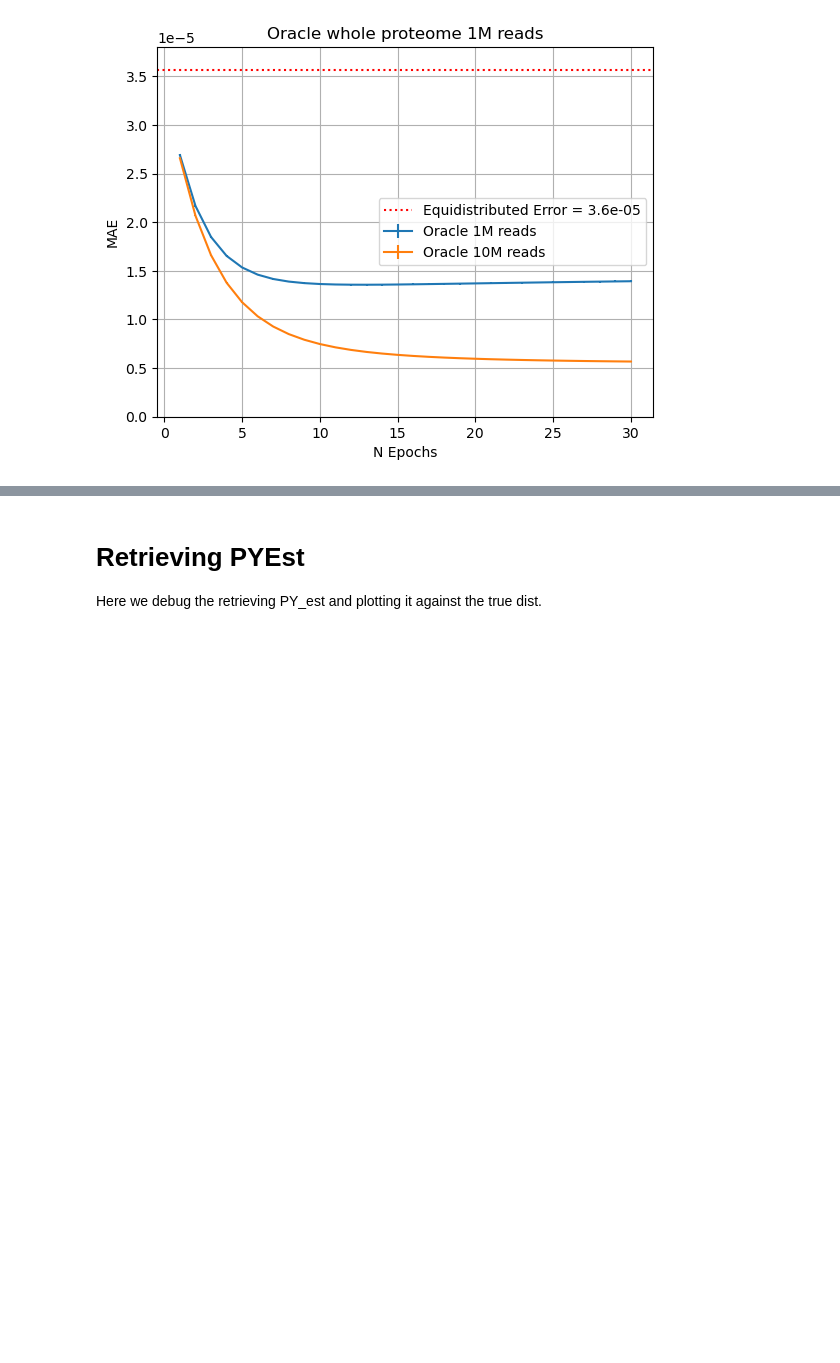
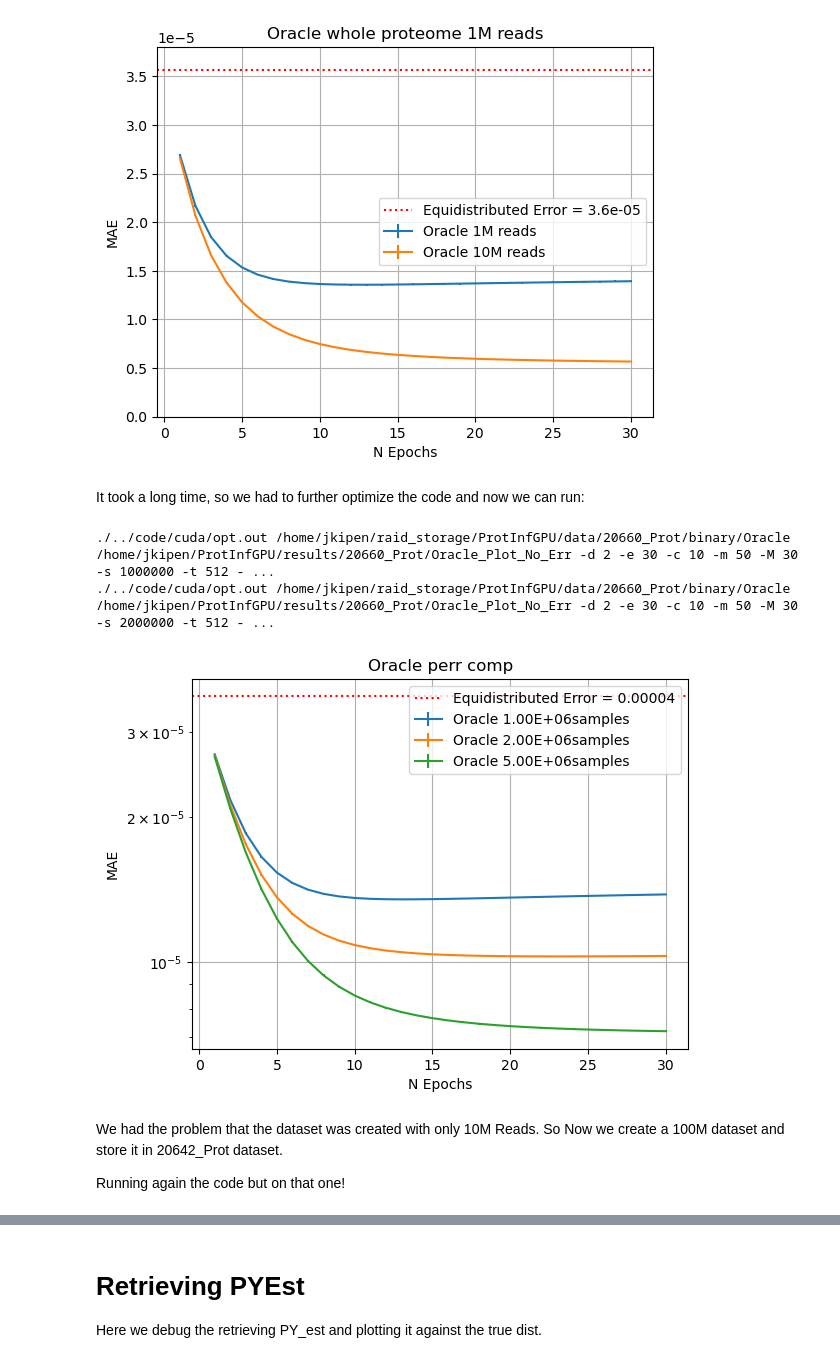
Before and after one commit to JavierKipen/ProtInfGPU, a Jupyter notebook: scripts/WhatprotDatasets.ipynb, the cells around one changed output, grey strips where cells are left out. Saved outputs shown, nothing was run; the diff lists cells and outputs as text; code cells hidden in the pictures; blank space fills up the shorter version.

Commit message:
Data for the first figure of the paper is done! Oracle for subsets up to 100M for proteome.

```diff
--- a/scripts/WhatprotDatasets.ipynb
+++ b/scripts/WhatprotDatasets.ipynb
@@ -76,8 +76,8 @@ def compare_oracle_dif_errs(n_prot,log=True):
     #plt.ylim([0, 0.005])
     plt.show()
 
-def compare_oracle_subsets(n_prot,log=True):
-    out_path=results_path+"/"+str(n_prot)+"_Prot/Oracle_subsets/";
+def compare_oracle_subsets(n_prot,log=True,subfolder="Oracle_subsets/"):
+    out_path=results_path+"/"+str(n_prot)+"_Prot/"+subfolder;
     plt.figure()
     plt.ylabel("MAE")
     plt.xlabel("N Epochs")
@@ -218,3 +216,33 @@ plt.ylim([0, 3.8e-5])
 plt.show()
 # %% [output]
 [figure]
+# %% [markdown]
+It took a long time, so we had to further optimize the code and now we can run:
+# %%
+in_path= "/home/jkipen/raid_storage/ProtInfGPU/data/20660_Prot/binary/Oracle"
+out_path= "/home/jkipen/ProtInfGPU/results/20660_Prot/Oracle_Plot_No_Err"
+oracle_err=0;
+n_epochs=30;
+subset=500000;
+oracle_err=0;
+cv_runs=10;
+n_threads=512;
+#subsets=[50000,100000,250000,500000,750000,1000000,2000000,5000000,10000000]
+subsets=[1000000,2000000,5000000]
+for subset in subsets:
+    base_command= opt_prot_inf + " " + in_path + " " +out_path
+
+    command= base_command + " -d 2 -e "+str(n_epochs) +" -c "+str(cv_runs)+" -m 50 -M 30 -s "+str(subset)+" -t " + str(n_threads)+" -o "+str(oracle_err);
+    print(command)
+    os.system(command)
+# %% [output]
+./../code/cuda/opt.out /home/jkipen/raid_storage/ProtInfGPU/data/20660_Prot/binary/Oracle /home/jkipen/ProtInfGPU/results/20660_Prot/Oracle_Plot_No_Err -d 2 -e 30 -c 10 -m 50 -M 30 -s 1000000 -t 512 - ...
+./../code/cuda/opt.out /home/jkipen/raid_storage/ProtInfGPU/data/20660_Prot/binary/Oracle /home/jkipen/ProtInfGPU/results/20660_Prot/Oracle_Plot_No_Err -d 2 -e 30 -c 10 -m 50 -M 30 -s 2000000 -t 512 - ...
+# %%
+compare_oracle_subsets(20660,subfolder="Oracle_Plot_No_Err/")
+# %% [output]
+[figure, added]
+# %% [markdown]
+We had the problem that the dataset was created with only 10M Reads. So Now we create a 100M dataset and store it in 20642_Prot dataset.
+
+Running again the code but on that one!
```
Also changed, not shown: parts of 3 cells of this notebook, 39 other files.
